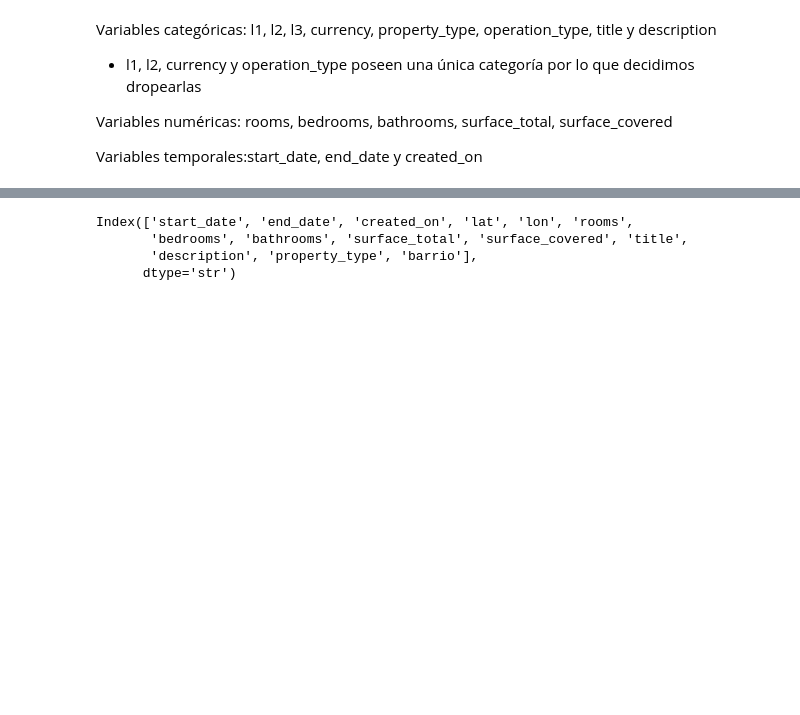
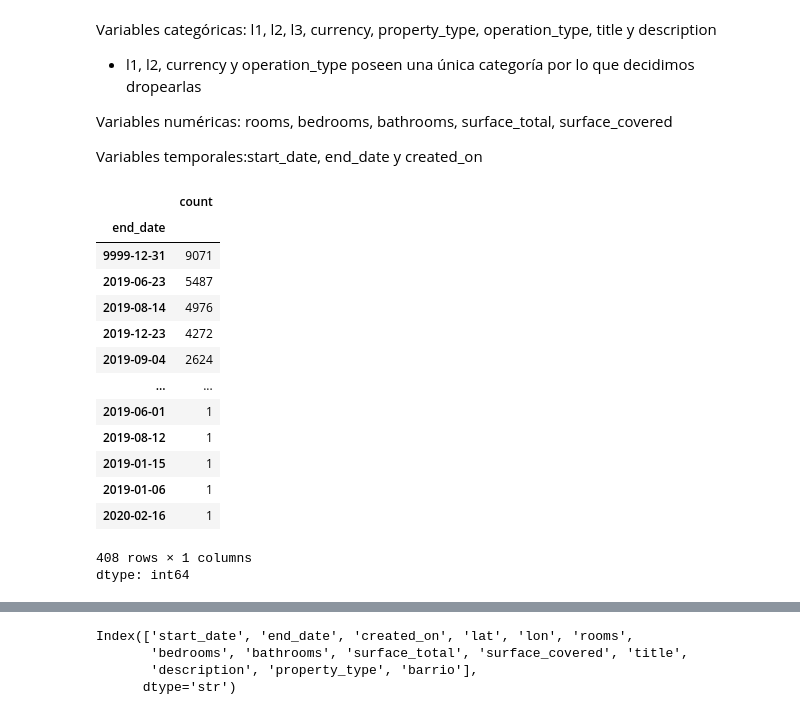
Before and after one commit to matigold22/TP-SIA, a Jupyter notebook: 2026_Consigna_TP1.ipynb, the cells around one changed output, grey strips where cells are left out. Saved outputs shown, nothing was run; the diff lists cells and outputs as text; code cells hidden in the pictures; blank space fills up the shorter version.

```diff
--- a/2026_Consigna_TP1.ipynb
+++ b/2026_Consigna_TP1.ipynb
@@ -191,6 +194,24 @@ Variables categóricas: l1, l2, l3, currency, property_type, operation_type, tit
 Variables numéricas: rooms, bedrooms, bathrooms, surface_total, surface_covered
 
 Variables temporales:start_date, end_date y created_on
+# %%
+X_train["end_date"].value_counts()
+# %% [output]
+|  | count |
+| end_date |  |
+| 9999-12-31 | 9071 |
+| 2019-06-23 | 5487 |
+| 2019-08-14 | 4976 |
+| 2019-12-23 | 4272 |
+| 2019-09-04 | 2624 |
+| ... | ... |
+| 2019-06-01 | 1 |
+| 2019-08-12 | 1 |
+| 2019-01-15 | 1 |
+| 2019-01-06 | 1 |
+| 2020-02-16 | 1 |
+408 rows × 1 columns
+dtype: int64
 # %%
 X_train["start_date"] = pd.to_datetime(X_train["start_date"])
 X_train["end_date"] = pd.to_datetime(X_train["end_date"])
```
Also changed, not shown: parts of 9 cells of this notebook.
